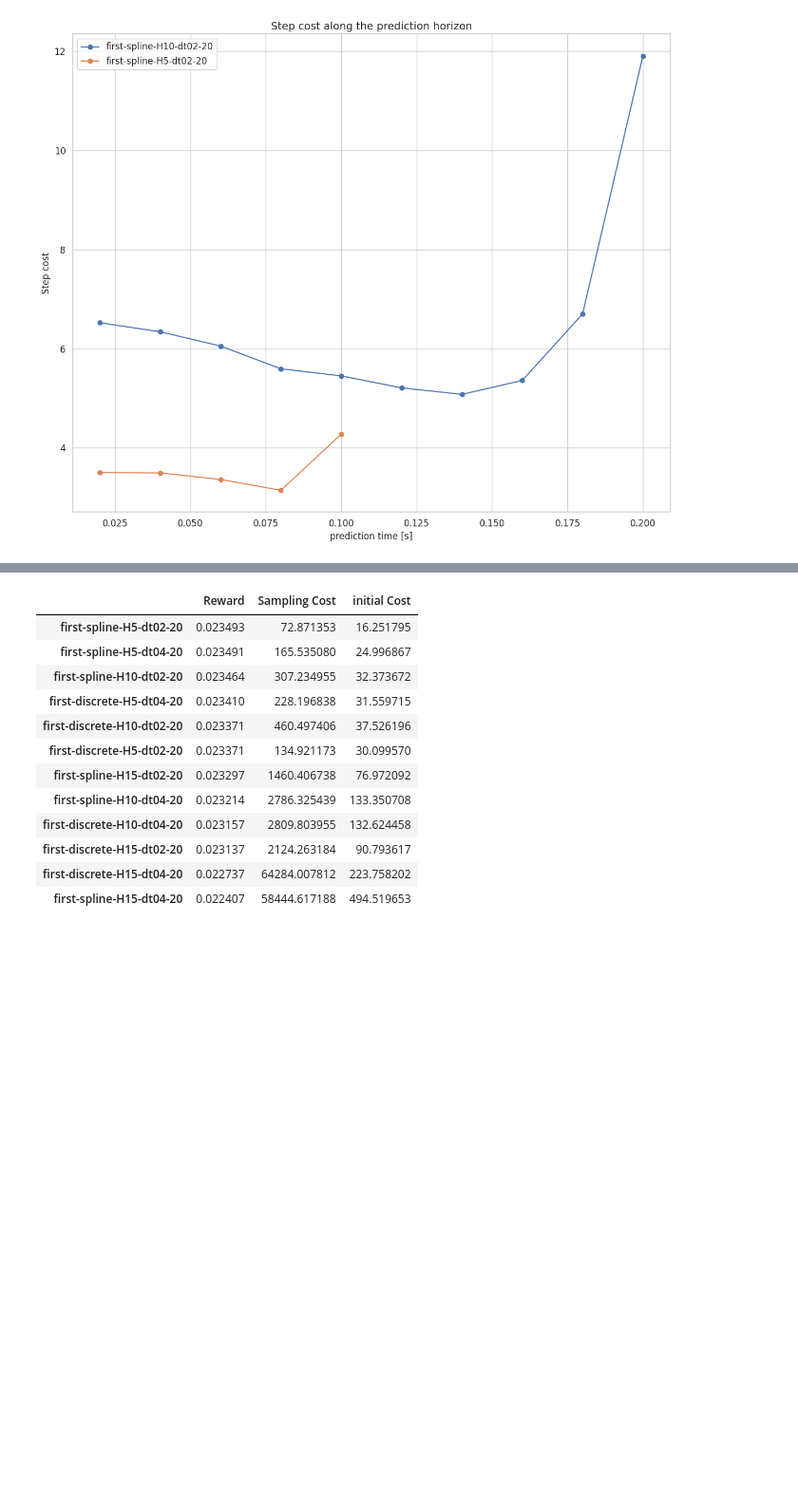
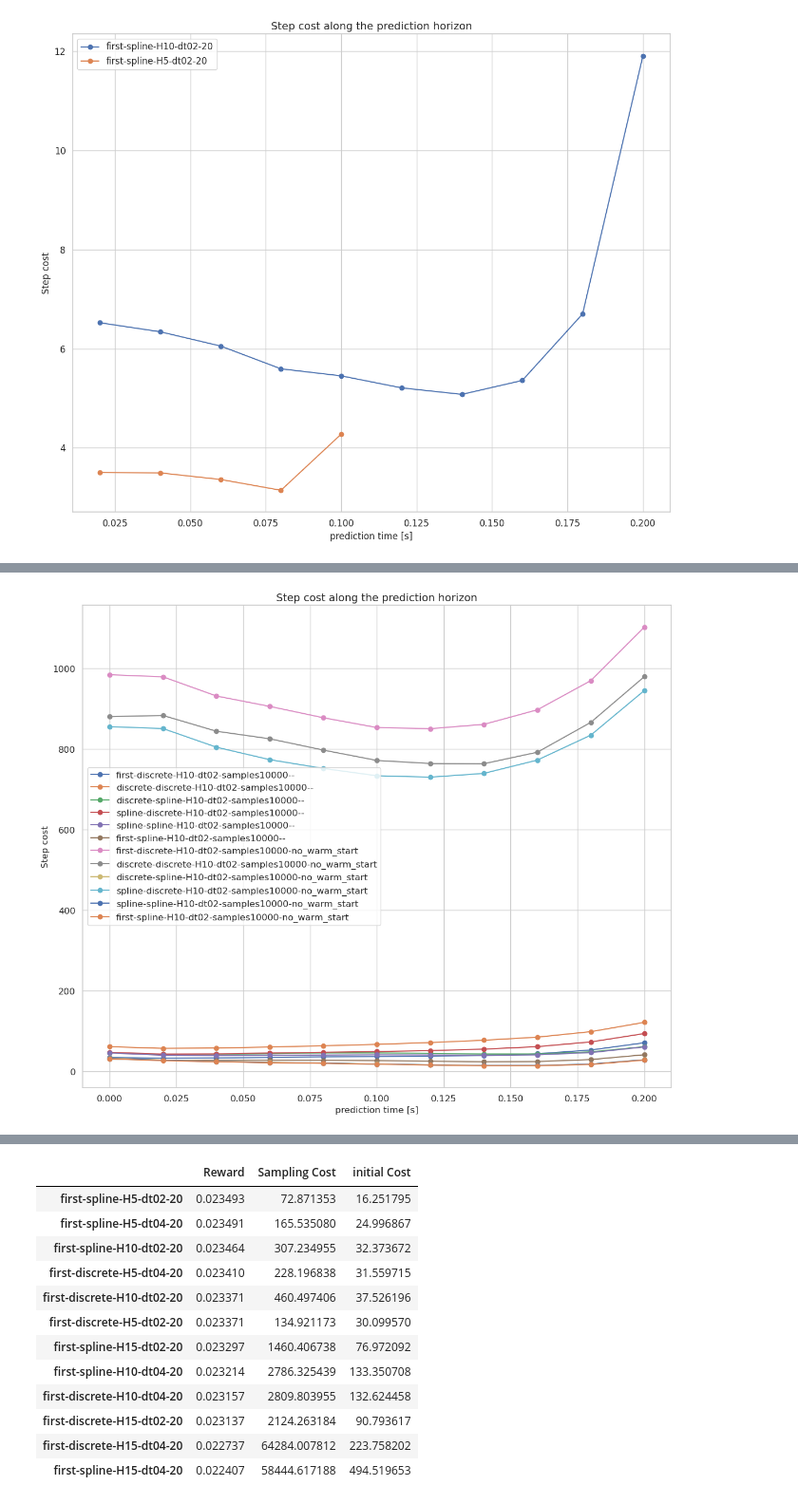
Before and after one commit to Batou1406/dls_orbit_bat_private, a Jupyter notebook: source/extensions/omni.isaac.lab_tasks/omni/isaac/lab_tasks/manager_based/locomotion/model_based/thesis_image.ipynb, the cells around one changed output, grey strips where cells are left out. Shown at 95% size. Saved outputs shown, nothing was run; the diff lists cells and outputs as text; code cells hidden in the pictures; blank space fills up the shorter version.

```diff
--- a/source/extensions/omni.isaac.lab_tasks/omni/isaac/lab_tasks/manager_based/locomotion/model_based/thesis_image.ipynb
+++ b/source/extensions/omni.isaac.lab_tasks/omni/isaac/lab_tasks/manager_based/locomotion/model_based/thesis_image.ipynb
@@ -2320,0 +2323,82 @@ plt.show()
+# %%
+import matplotlib.pyplot as plt
+import seaborn as sns
+import numpy as np
+import os
+import json
+import torch
+import pandas
+
+sns.set_theme(style=style_theme)
+plt.figure(figsize=(12, 10))
+
+
+path  = "/home/iit.local/bsavioz/Documents/dls_orbit_bat_private/eval/play_eval_H10_dt02_all_act"
+
+info_dict = {}
+with open(os.path.join(path, "info.json"), 'r') as json_file:
+    info_dict = json.load(json_file)
+
+
+# key_list = ['first-discrete-H5-dt02-20', 'first-spline-H5-dt02-20', 'first-discrete-H10-dt02-20', 'first-spline-H10-dt02-20', 'first-discrete-H15-dt02-20', 'first-spline-H15-dt02-20']
+# index_list = ['H05 - first-discrete', 'H05 - first-spline', 'H10 - first-discrete', 'H10 - first-spline', 'H15 - first-discrete', 'H15 - first-spline']
+
+df = pandas.DataFrame(columns=('Reward','Sampling_Cost', 'Sampling_Cost_q1', 'Sampling_Cost_q3', 'initial_Cost', 'initial_Cost_q3', 'initial_Cost_q1'))
+
+for key in info_dict :
+# for key in sorted(info_dict) :
+# for key in key_list :
+# for i in range(len(key_list)):
+    # key = key_list[i]
+
+    # Save info in DF
+    reward = info_dict[key]['rewards_median_all']
+
+    sampling_cost    = info_dict[key]['sampling_cost_median_all']
+    sampling_cost_q1 = sum(info_dict[key]['step_cost_results']['step_costq1_values'])
+    sampling_cost_q3 = sum(info_dict[key]['step_cost_results']['step_costq3_values'])
+
+    init_state    = info_dict[key]['step_cost_results']['initial_cost_median'][0]
+    init_state_q3 = info_dict[key]['step_cost_results']['initial_costq1_values']
+    init_state_q1 = info_dict[key]['step_cost_results']['initial_costq3_values']
+
+    y = np.array(info_dict[key]['step_cost_results']['step_cost_median'])
+    q1 = np.array(info_dict[key]['step_cost_results']['step_costq1_values'])
+    q3 = np.array(info_dict[key]['step_cost_results']['step_costq3_values'])
+
+    y= np.insert(y,0,init_state)
+    q1 = np.insert(q1,0,init_state_q1)
+    q3 = np.insert(q3,0,init_state_q3)
+    yerr = [y - q1, q3 - y]
+
+    if '02' in key: x = torch.arange(len(y))*0.02 #+ 0.02
+    else :          x = torch.arange(len(y))*0.04 #+ 0.04
+
+    plt.plot(x,y, marker='o', label=key)
+    # plt.plot(x,y, marker='o', label=index_list[i])
+    # plt.errorbar(x, y, yerr=yerr, marker='o', label=key, capsize=5)
+
+    # print(key, ' - init_state :',init_state,' - Reward :', reward, ' - sampling cost :', sampling_cost)
+    df.loc[key] = [reward, sampling_cost, sampling_cost_q1, sampling_cost_q3, init_state, init_state_q1, init_state_q3]
+
+
+
+# Customize the plot for the scientific report
+plt.title('Step cost along the prediction horizon', fontsize=14)
+plt.xlabel('prediction time [s]', fontsize=12)
+plt.ylabel('Step cost', fontsize=12)
+# plt.legend(title=r'Algorithm', fontsize=12, title_fontsize=12)
+plt.legend(fontsize=12)
+plt.xticks(fontsize=12)
+plt.yticks(fontsize=12)
+# plt.yscale('log')
+plt.tight_layout()
+
+display(df.sort_values(by='Reward',ascending=False))
+
+# Save the plot if needed
+# plt.savefig("thesis image/9/DaggervsNaiveMSE.pdf", bbox_inches='tight')
+
+# Show the plot
+plt.show()
+# %% [output]
@@ -2320,0 +2418 @@ plt.show()
+[figure, added]
```
Also changed, not shown: parts of 8 cells of this notebook, 1 other file.
